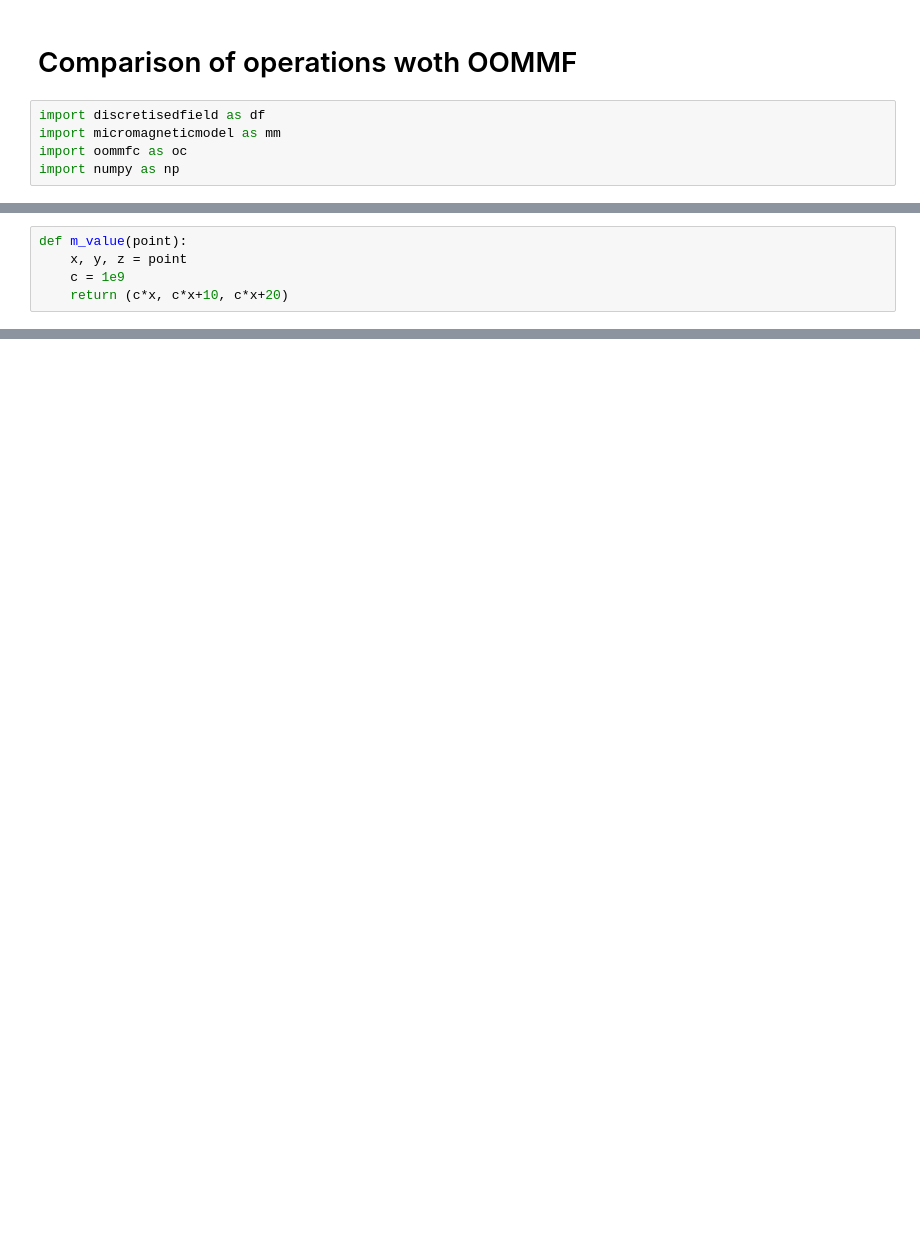
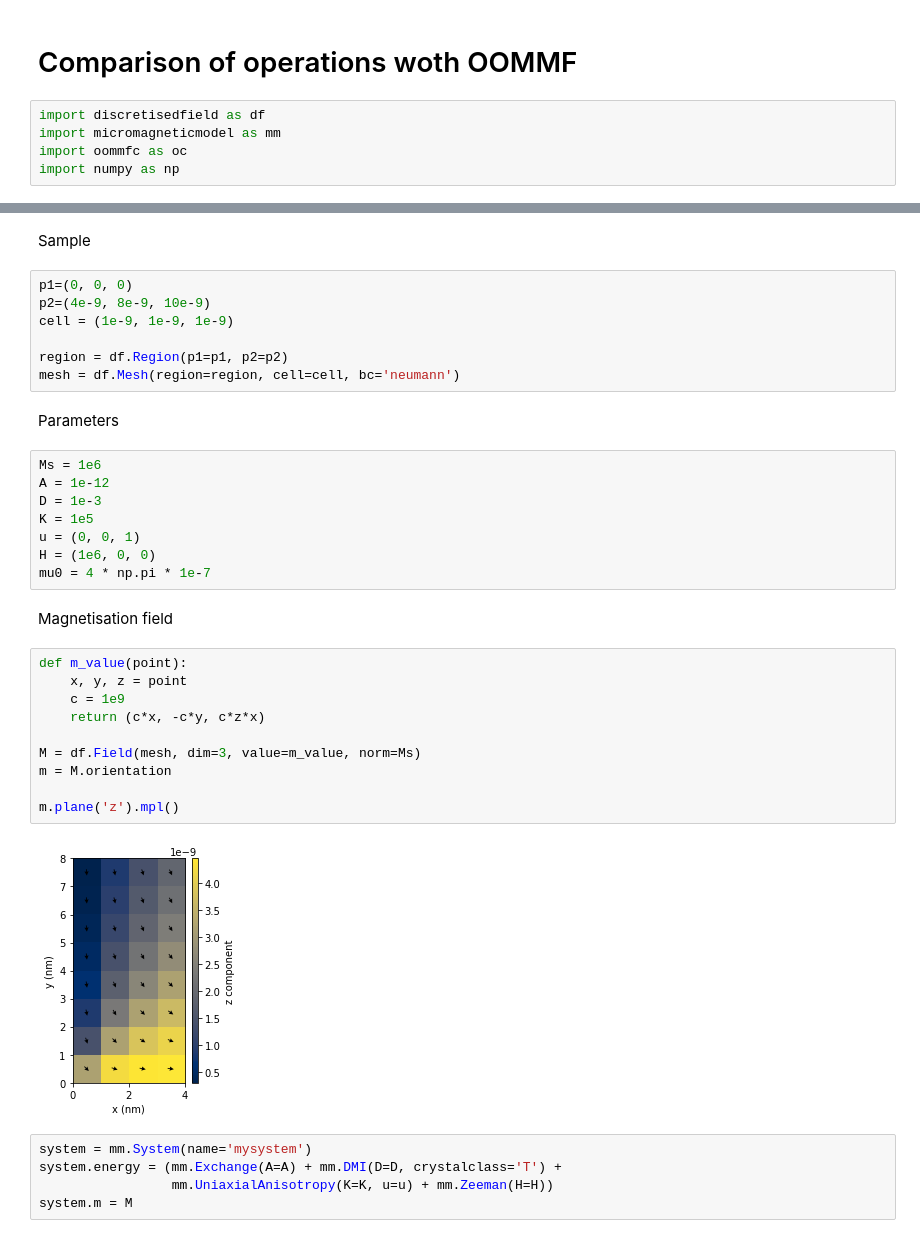
Before and after one commit to ubermag/discretisedfield, a Jupyter notebook: dev/operation-comparisons.ipynb, the cells around one changed output, grey strips where cells are left out. Cells and saved outputs as stored; diff of their text form; blank space fills up the shorter version.

```diff
--- a/dev/operation-comparisons.ipynb
+++ b/dev/operation-comparisons.ipynb
@@ -18,5 +7,0 @@ mu0 = 4 * np.pi * 1e-7
-# %%
-def m_value(point):
-    x, y, z = point
-    c = 1e9
-    return (c*x, c*x+10, c*x+20)
@@ -263,0 +8,38 @@ array([[[[-2.55558374e+15]]],
+# %% [markdown]
+Sample
+# %%
+p1=(0, 0, 0)
+p2=(4e-9, 8e-9, 10e-9)
+cell = (1e-9, 1e-9, 1e-9)
+
+region = df.Region(p1=p1, p2=p2)
+mesh = df.Mesh(region=region, cell=cell, bc='neumann')
+# %% [markdown]
+Parameters
+# %%
+Ms = 1e6
+A = 1e-12
+D = 1e-3
+K = 1e5
+u = (0, 0, 1)
+H = (1e6, 0, 0)
+mu0 = 4 * np.pi * 1e-7
+# %% [markdown]
+Magnetisation field
+# %%
+def m_value(point):
+    x, y, z = point
+    c = 1e9
+    return (c*x, -c*y, c*z*x)
+
+M = df.Field(mesh, dim=3, value=m_value, norm=Ms)
+m = M.orientation
+
+m.plane('z').mpl()
+# %% [output]
+[figure, added]
+# %%
+system = mm.System(name='mysystem')
+system.energy = (mm.Exchange(A=A) + mm.DMI(D=D, crystalclass='T') +
+                 mm.UniaxialAnisotropy(K=K, u=u) + mm.Zeeman(H=H))
+system.m = M
```
Also changed, not shown: parts of 55 cells of this notebook.
